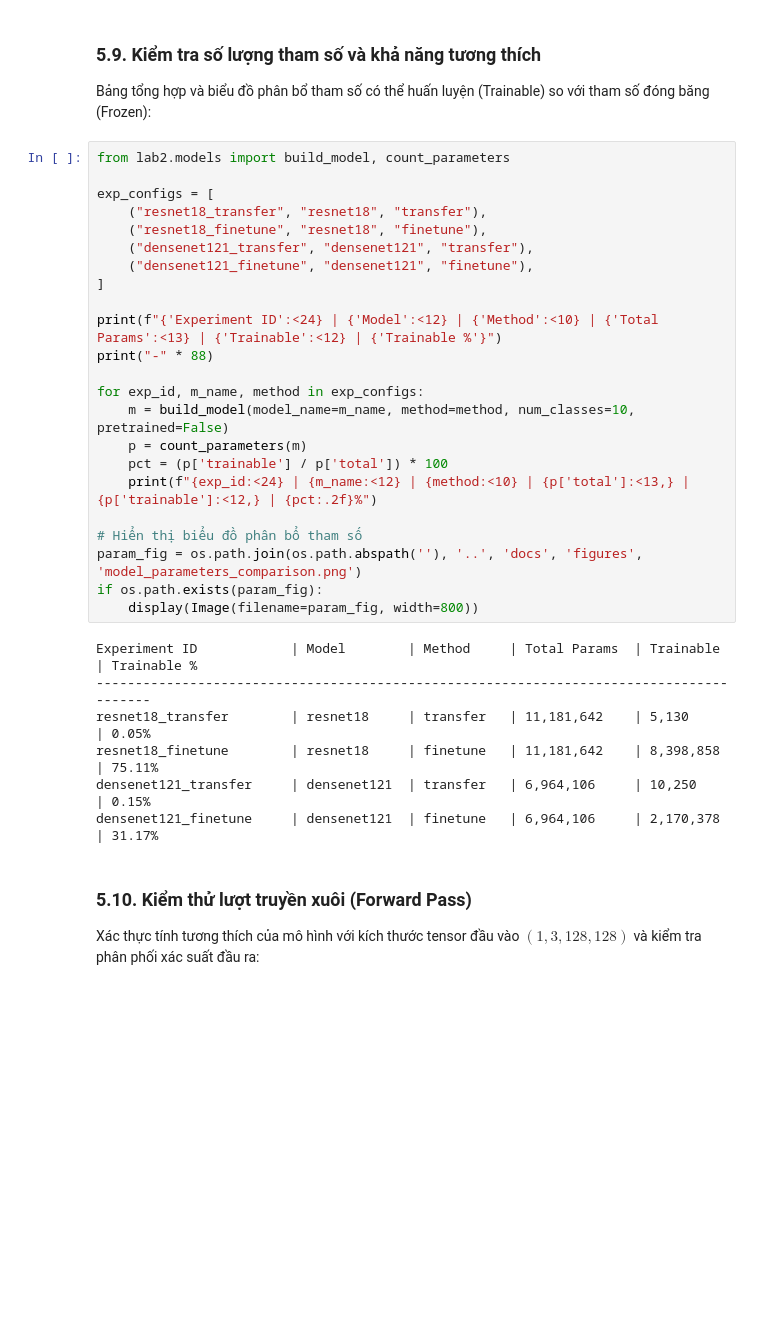
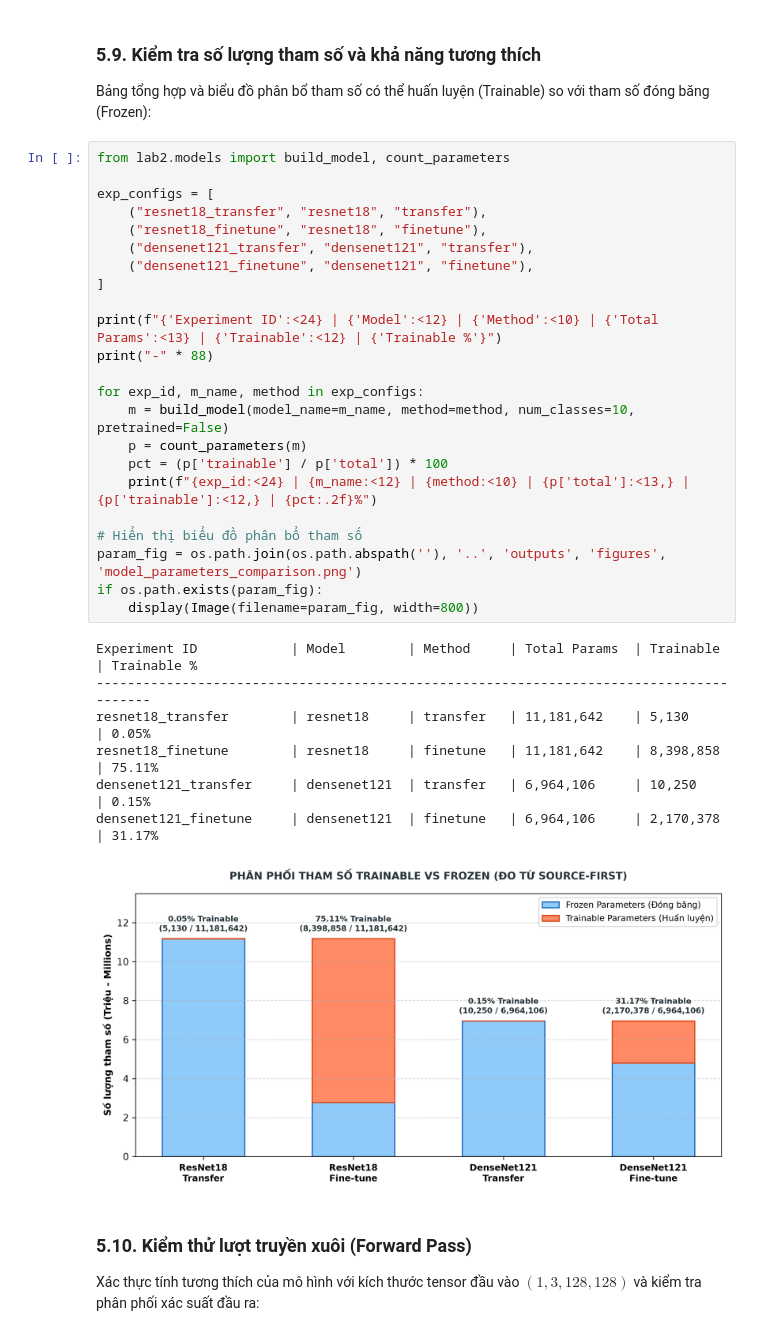
Before and after one commit to khanhlinh616/DL_Lab2_Nhom1, a Jupyter notebook: notebooks/Lab2_Practice2_Main.ipynb, the cells around one changed output. Cells and saved outputs as stored; diff of their text form; blank space fills up the shorter version.

Commit message:
docs: synchronize model documentation, streamline lab description, and enrich audit log

```diff
--- a/notebooks/Lab2_Practice2_Main.ipynb
+++ b/notebooks/Lab2_Practice2_Main.ipynb
@@ -531,33 +551,34 @@ Bảng tổng hợp và biểu đồ phân bổ tham số có thể huấn luy
 # %%
 from lab2.models import build_model, count_parameters
 
 exp_configs = [
     ("resnet18_transfer", "resnet18", "transfer"),
     ("resnet18_finetune", "resnet18", "finetune"),
     ("densenet121_transfer", "densenet121", "transfer"),
     ("densenet121_finetune", "densenet121", "finetune"),
 ]
 
 print(f"{'Experiment ID':<24} | {'Model':<12} | {'Method':<10} | {'Total Params':<13} | {'Trainable':<12} | {'Trainable %'}")
 print("-" * 88)
 
 for exp_id, m_name, method in exp_configs:
     m = build_model(model_name=m_name, method=method, num_classes=10, pretrained=False)
     p = count_parameters(m)
     pct = (p['trainable'] / p['total']) * 100
     print(f"{exp_id:<24} | {m_name:<12} | {method:<10} | {p['total']:<13,} | {p['trainable']:<12,} | {pct:.2f}%")
 
 # Hiển thị biểu đồ phân bổ tham số
-param_fig = os.path.join(os.path.abspath(''), '..', 'docs', 'figures', 'model_parameters_comparison.png')
+param_fig = os.path.join(os.path.abspath(''), '..', 'outputs', 'figures', 'model_parameters_comparison.png')
 if os.path.exists(param_fig):
     display(Image(filename=param_fig, width=800))
 # %% [output]
 Experiment ID            | Model        | Method     | Total Params  | Trainable    | Trainable %
 ----------------------------------------------------------------------------------------
 resnet18_transfer        | resnet18     | transfer   | 11,181,642    | 5,130        | 0.05%
 resnet18_finetune        | resnet18     | finetune   | 11,181,642    | 8,398,858    | 75.11%
 densenet121_transfer     | densenet121  | transfer   | 6,964,106     | 10,250       | 0.15%
 densenet121_finetune     | densenet121  | finetune   | 6,964,106     | 2,170,378    | 31.17%
+[figure, added]
 # %% [markdown]
 ### 5.10. Kiểm thử lượt truyền xuôi (Forward Pass)
 Xác thực tính tương thích của mô hình với kích thước tensor đầu vào $(1, 3, 128, 128)$ và kiểm tra phân phối xác suất đầu ra:
```
Also changed, not shown: parts of 3 cells of this notebook, 9 other files.
